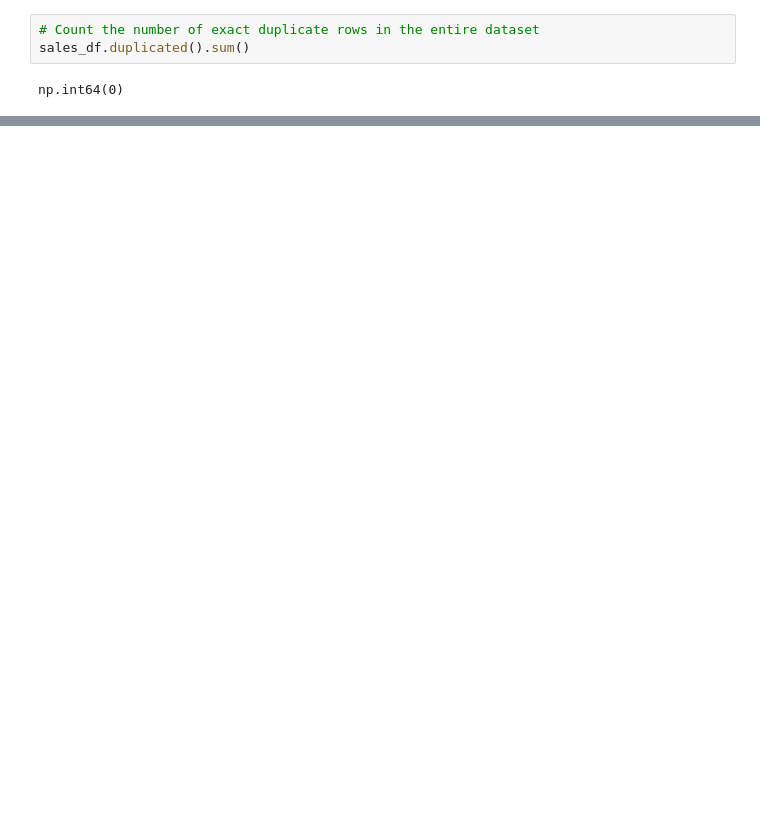
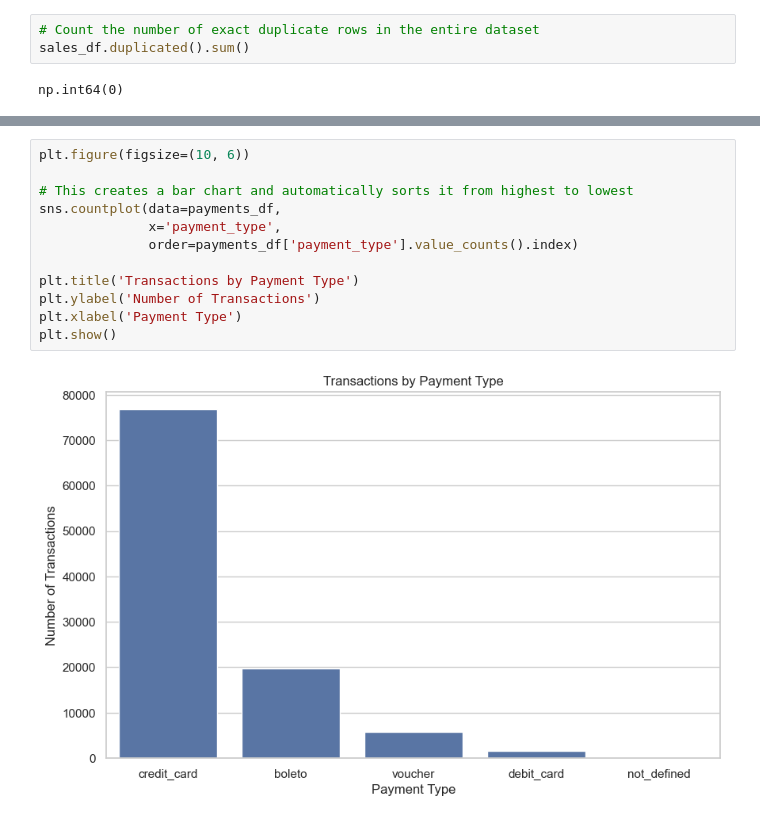
Before and after one commit to Infotact-Solutions-DA-Interns/Retail-Sales-Inventory-Analytics, a Jupyter notebook: Retail-Sales-Inventory-Analytics/01_load_data.ipynb, the cells around one changed output, grey strips where cells are left out. Cells and saved outputs as stored; diff of their text form; blank space fills up the shorter version.

```diff
--- a/Retail-Sales-Inventory-Analytics/01_load_data.ipynb
+++ b/Retail-Sales-Inventory-Analytics/01_load_data.ipynb
@@ -91,0 +258,14 @@ np.int64(0)
+# %%
+plt.figure(figsize=(10, 6))
+
+# This creates a bar chart and automatically sorts it from highest to lowest
+sns.countplot(data=payments_df,
+              x='payment_type',
+              order=payments_df['payment_type'].value_counts().index)
+
+plt.title('Transactions by Payment Type')
+plt.ylabel('Number of Transactions')
+plt.xlabel('Payment Type')
+plt.show()
+# %% [output]
+[figure, added]
```
Also changed, not shown: parts of 38 cells of this notebook.
